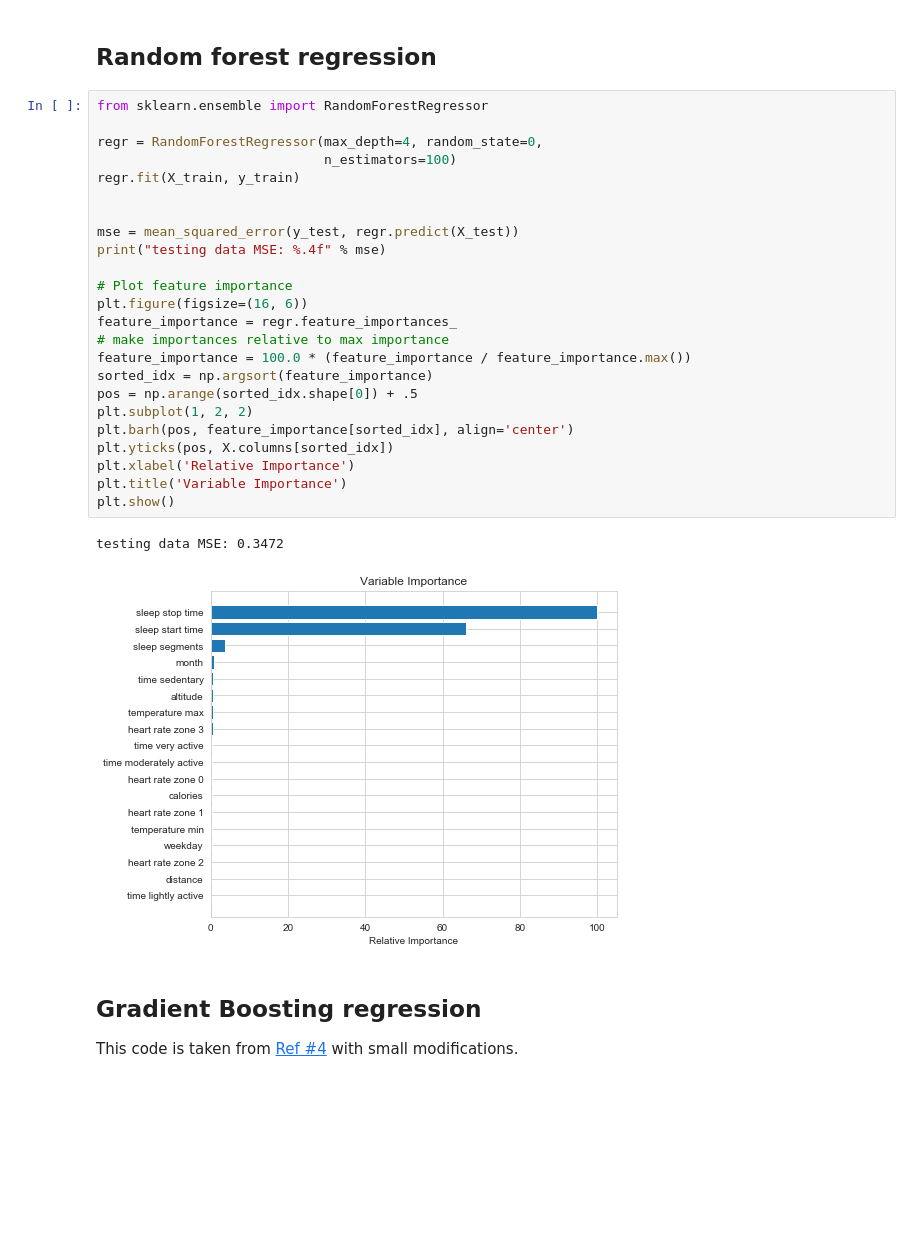
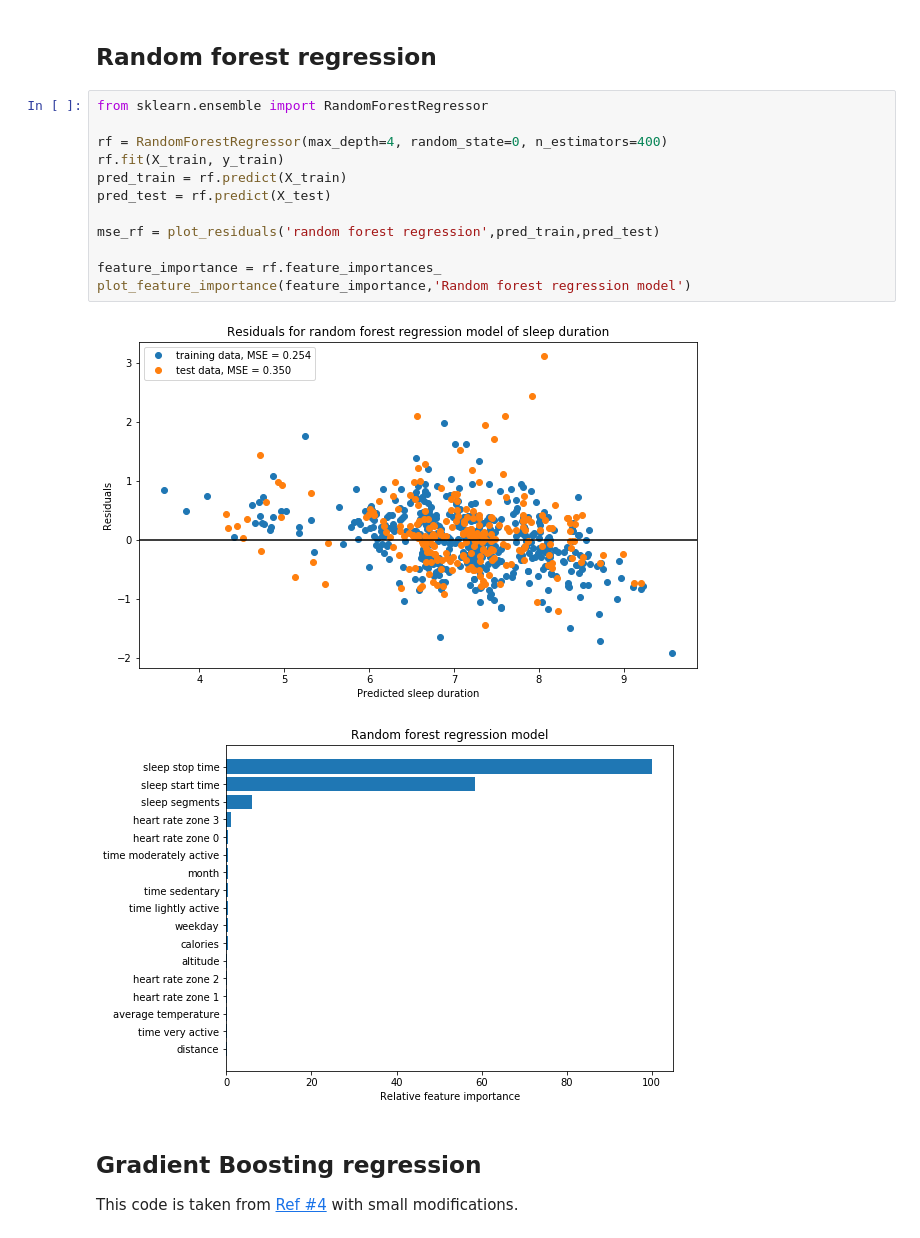
Before and after one commit to Amita22/Machine-Learning-Fitbit-Sleep, a Jupyter notebook: analysis.ipynb, the cells around one changed output. Saved outputs shown, nothing was run; the diff lists cells and outputs as text; blank space fills up the shorter version.

```diff
--- a/analysis.ipynb
+++ b/analysis.ipynb
@@ -419,32 +419,20 @@ plt.show()
 # %% [markdown]
 ## Random forest regression
-# %%
-from sklearn.ensemble import RandomForestRegressor
-
-regr = RandomForestRegressor(max_depth=4, random_state=0,
-                             n_estimators=100)
-regr.fit(X_train, y_train)
-
-
-mse = mean_squared_error(y_test, regr.predict(X_test))
-print("testing data MSE: %.4f" % mse)
-
-# Plot feature importance
-plt.figure(figsize=(16, 6))
-feature_importance = regr.feature_importances_
-# make importances relative to max importance
-feature_importance = 100.0 * (feature_importance / feature_importance.max())
-sorted_idx = np.argsort(feature_importance)
-pos = np.arange(sorted_idx.shape[0]) + .5
-plt.subplot(1, 2, 2)
-plt.barh(pos, feature_importance[sorted_idx], align='center')
-plt.yticks(pos, X.columns[sorted_idx])
-plt.xlabel('Relative Importance')
-plt.title('Variable Importance')
-plt.show()
-# %% [output]
-testing data MSE: 0.3472
-[figure, removed]
+# %%
+from sklearn.ensemble import RandomForestRegressor
+
+rf = RandomForestRegressor(max_depth=4, random_state=0, n_estimators=400)
+rf.fit(X_train, y_train)
+pred_train = rf.predict(X_train)
+pred_test = rf.predict(X_test)
+
+mse_rf = plot_residuals('random forest regression',pred_train,pred_test)
+
+feature_importance = rf.feature_importances_
+plot_feature_importance(feature_importance,'Random forest regression model')
+# %% [output]
+[figure, added]
+[figure, added]
 # %% [markdown]
 ## Gradient Boosting regression
 This code is taken from [Ref #4](#References) with small modifications.
```
Also changed, not shown: parts of 27 cells of this notebook.
